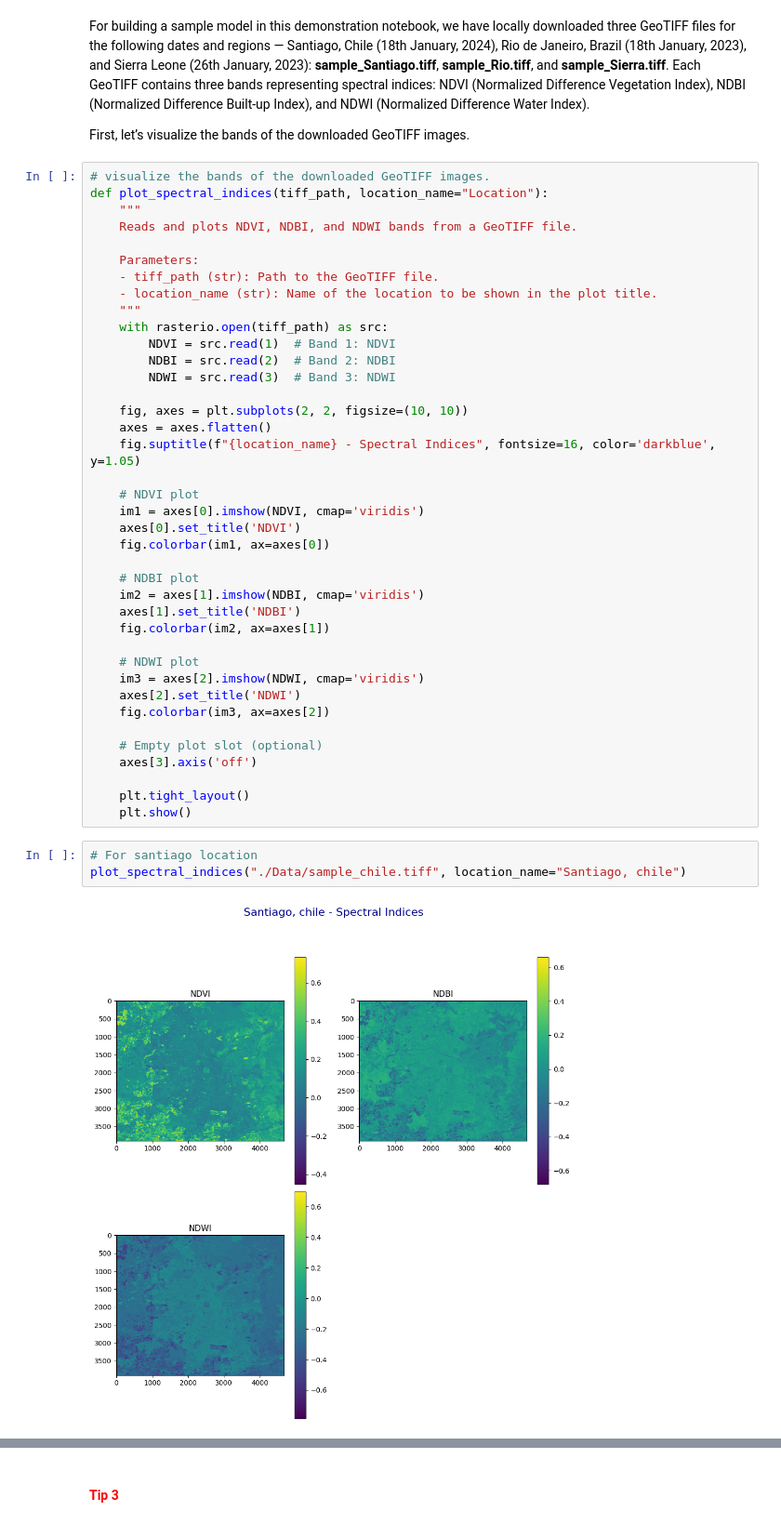
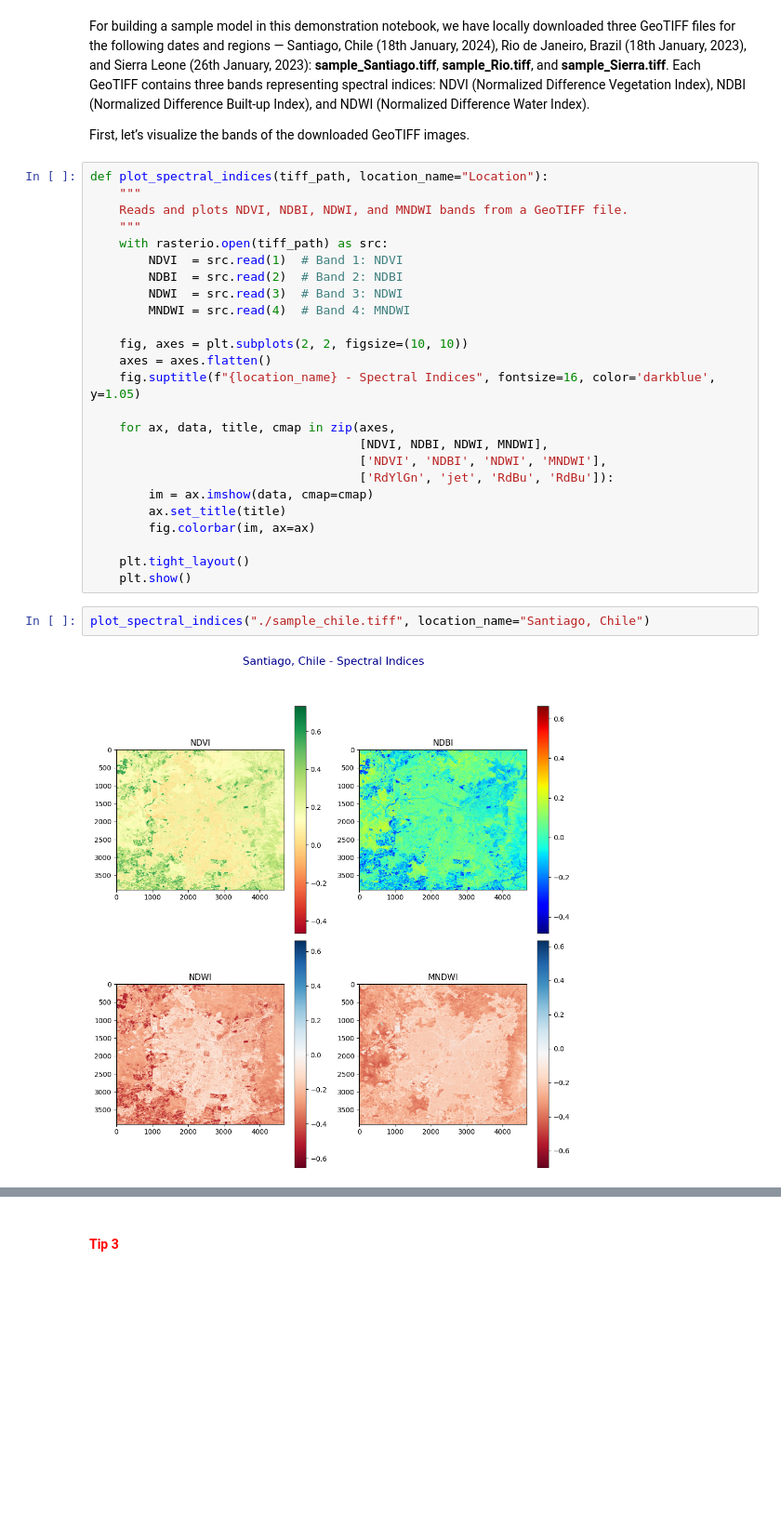
Before and after one commit to sushismith-lab/Urban_Heat_Project, a Jupyter notebook: Sample_Model_Notebook.ipynb, the cells around one changed output, grey strips where cells are left out. Shown at 93% size. Cells and saved outputs as stored; diff of their text form; blank space fills up the shorter version.

```diff
--- a/Sample_Model_Notebook.ipynb
+++ b/Sample_Model_Notebook.ipynb
@@ -167,47 +231,32 @@ For building a sample model in this demonstration notebook, we have locally down
 
 First, let’s visualize the bands of the downloaded GeoTIFF images.
 # %%
-# visualize the bands of the downloaded GeoTIFF images.
 def plot_spectral_indices(tiff_path, location_name="Location"):
     """
-    Reads and plots NDVI, NDBI, and NDWI bands from a GeoTIFF file.
-
-    Parameters:
-    - tiff_path (str): Path to the GeoTIFF file.
-    - location_name (str): Name of the location to be shown in the plot title.
+    Reads and plots NDVI, NDBI, NDWI, and MNDWI bands from a GeoTIFF file.
     """
     with rasterio.open(tiff_path) as src:
-        NDVI = src.read(1)  # Band 1: NDVI
-        NDBI = src.read(2)  # Band 2: NDBI
-        NDWI = src.read(3)  # Band 3: NDWI
+        NDVI  = src.read(1)  # Band 1: NDVI
+        NDBI  = src.read(2)  # Band 2: NDBI
+        NDWI  = src.read(3)  # Band 3: NDWI
+        MNDWI = src.read(4)  # Band 4: MNDWI
 
     fig, axes = plt.subplots(2, 2, figsize=(10, 10))
     axes = axes.flatten()
     fig.suptitle(f"{location_name} - Spectral Indices", fontsize=16, color='darkblue', y=1.05)
 
-    # NDVI plot
-    im1 = axes[0].imshow(NDVI, cmap='viridis')
-    axes[0].set_title('NDVI')
-    fig.colorbar(im1, ax=axes[0])
-
-    # NDBI plot
-    im2 = axes[1].imshow(NDBI, cmap='viridis')
-    axes[1].set_title('NDBI')
-    fig.colorbar(im2, ax=axes[1])
-
-    # NDWI plot
-    im3 = axes[2].imshow(NDWI, cmap='viridis')
-    axes[2].set_title('NDWI')
-    fig.colorbar(im3, ax=axes[2])
-
-    # Empty plot slot (optional)
-    axes[3].axis('off')
+    for ax, data, title, cmap in zip(axes,
+                                     [NDVI, NDBI, NDWI, MNDWI],
+                                     ['NDVI', 'NDBI', 'NDWI', 'MNDWI'],
+                                     ['RdYlGn', 'jet', 'RdBu', 'RdBu']):
+        im = ax.imshow(data, cmap=cmap)
+        ax.set_title(title)
+        fig.colorbar(im, ax=ax)
 
     plt.tight_layout()
     plt.show()
 # %%
-# For santiago location
-plot_spectral_indices("./Data/sample_chile.tiff", location_name="Santiago, chile")
+plot_spectral_indices("./sample_chile.tiff", location_name="Santiago, Chile")
 # %% [output]
-[figure, old version]
+[figure, new version]
 # %%
```
Also changed, not shown: parts of 24 cells of this notebook, 3 other files.
